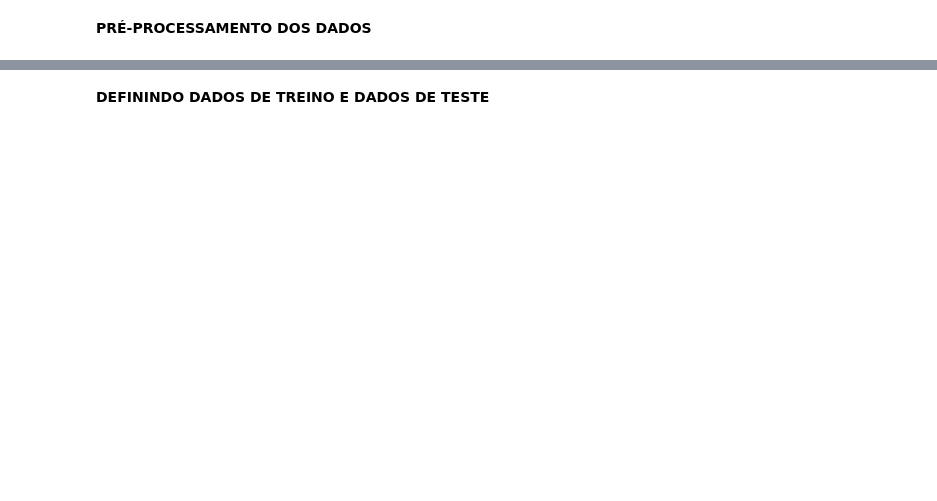
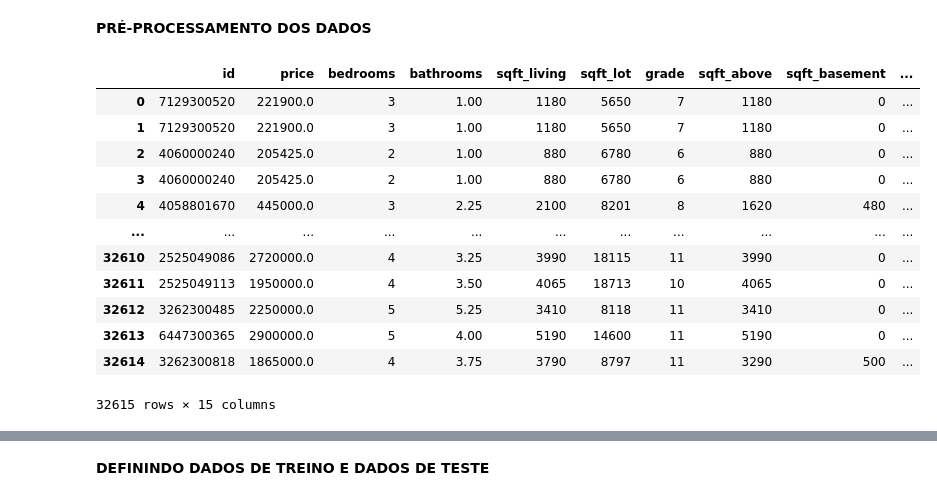
Before and after one commit to LaizaCostaa/previsao_preco_imoveis, a Jupyter notebook: previsao_precos_imoveis_RandomForest.ipynb, the cells around one changed output, grey strips where cells are left out. Cells and saved outputs as stored; diff of their text form; code cells hidden in the pictures; blank space fills up the shorter version.

```diff
--- a/previsao_precos_imoveis_RandomForest.ipynb
+++ b/previsao_precos_imoveis_RandomForest.ipynb
@@ -46,3 +46,19 @@ df_pre_tratado = df.drop(['date', 'price group', 'month', 'year', 'renovated'],
+# %%
+df_pre_tratado
+# %% [output]
+|  | id | price | bedrooms | bathrooms | sqft_living | sqft_lot | grade | sqft_above | sqft_basement | ... |
+| 0 | 7129300520 | 221900.0 | 3 | 1.00 | 1180 | 5650 | 7 | 1180 | 0 | ... |
+| 1 | 7129300520 | 221900.0 | 3 | 1.00 | 1180 | 5650 | 7 | 1180 | 0 | ... |
+| 2 | 4060000240 | 205425.0 | 2 | 1.00 | 880 | 6780 | 6 | 880 | 0 | ... |
+| 3 | 4060000240 | 205425.0 | 2 | 1.00 | 880 | 6780 | 6 | 880 | 0 | ... |
+| 4 | 4058801670 | 445000.0 | 3 | 2.25 | 2100 | 8201 | 8 | 1620 | 480 | ... |
+| ... | ... | ... | ... | ... | ... | ... | ... | ... | ... | ... |
+| 32610 | 2525049086 | 2720000.0 | 4 | 3.25 | 3990 | 18115 | 11 | 3990 | 0 | ... |
+| 32611 | 2525049113 | 1950000.0 | 4 | 3.50 | 4065 | 18713 | 10 | 4065 | 0 | ... |
+| 32612 | 3262300485 | 2250000.0 | 5 | 5.25 | 3410 | 8118 | 11 | 3410 | 0 | ... |
+| 32613 | 6447300365 | 2900000.0 | 5 | 4.00 | 5190 | 14600 | 11 | 5190 | 0 | ... |
+| 32614 | 3262300818 | 1865000.0 | 4 | 3.75 | 3790 | 8797 | 11 | 3290 | 500 | ... |
+32615 rows × 15 columns
 # %%
 one_hot = pd.get_dummies(df_pre_tratado['location'])
 # %%
```
Also changed, not shown: parts of 18 cells of this notebook.
